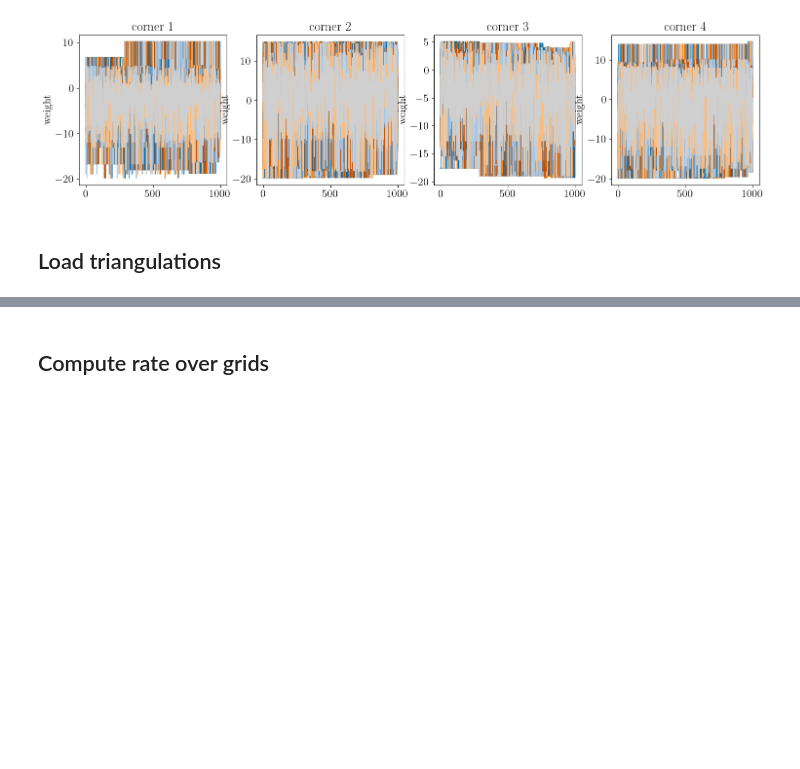
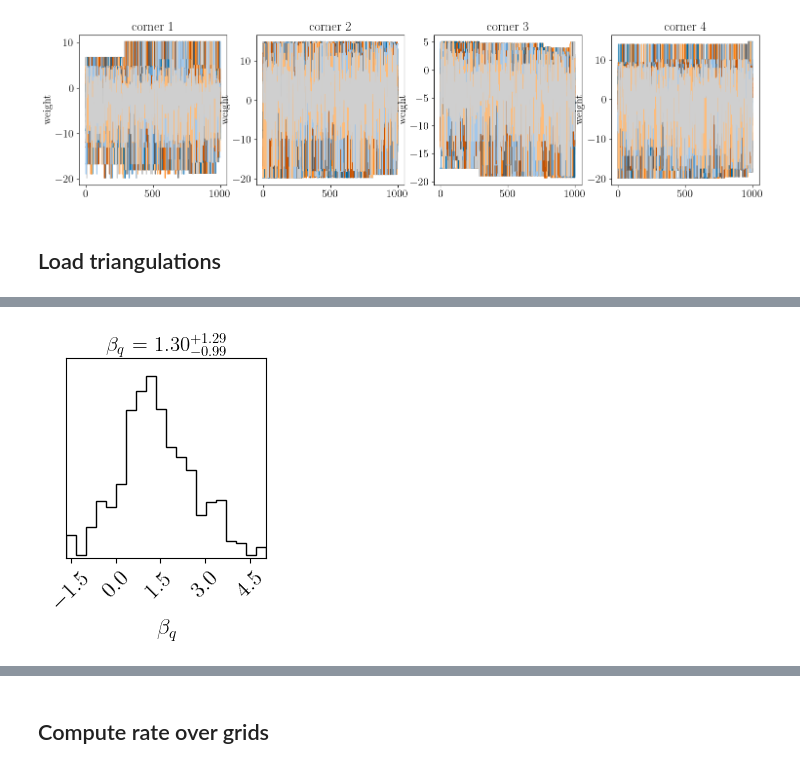
Before and after one commit to TristanBruel/Delaunay_for_GWs, a Jupyter notebook: gwtc3/z_m1/postprocess_run_z_m1.ipynb, the cells around one changed output, grey strips where cells are left out. Cells and saved outputs as stored; diff of their text form; code cells hidden in the pictures; blank space fills up the shorter version.

```diff
--- a/gwtc3/z_m1/postprocess_run_z_m1.ipynb
+++ b/gwtc3/z_m1/postprocess_run_z_m1.ipynb
@@ -445,2 +455,12 @@ plt.close()
+# %%
+corner_plot(all_betas_q, smooth=True, levels=[0.05, 0.5, 0.95],
+            labels=[r"$\beta_q$"],
+            show_titles=True,
+            title_kwargs={"fontsize": 15},
+           )
+plt.show()
+plt.close()
+# %% [output]
+[figure, added]
 # %%
 ## Evolution of the inferred rate at a fixed point ##
```
Also changed, not shown: parts of 22 cells of this notebook, 4 other files.
